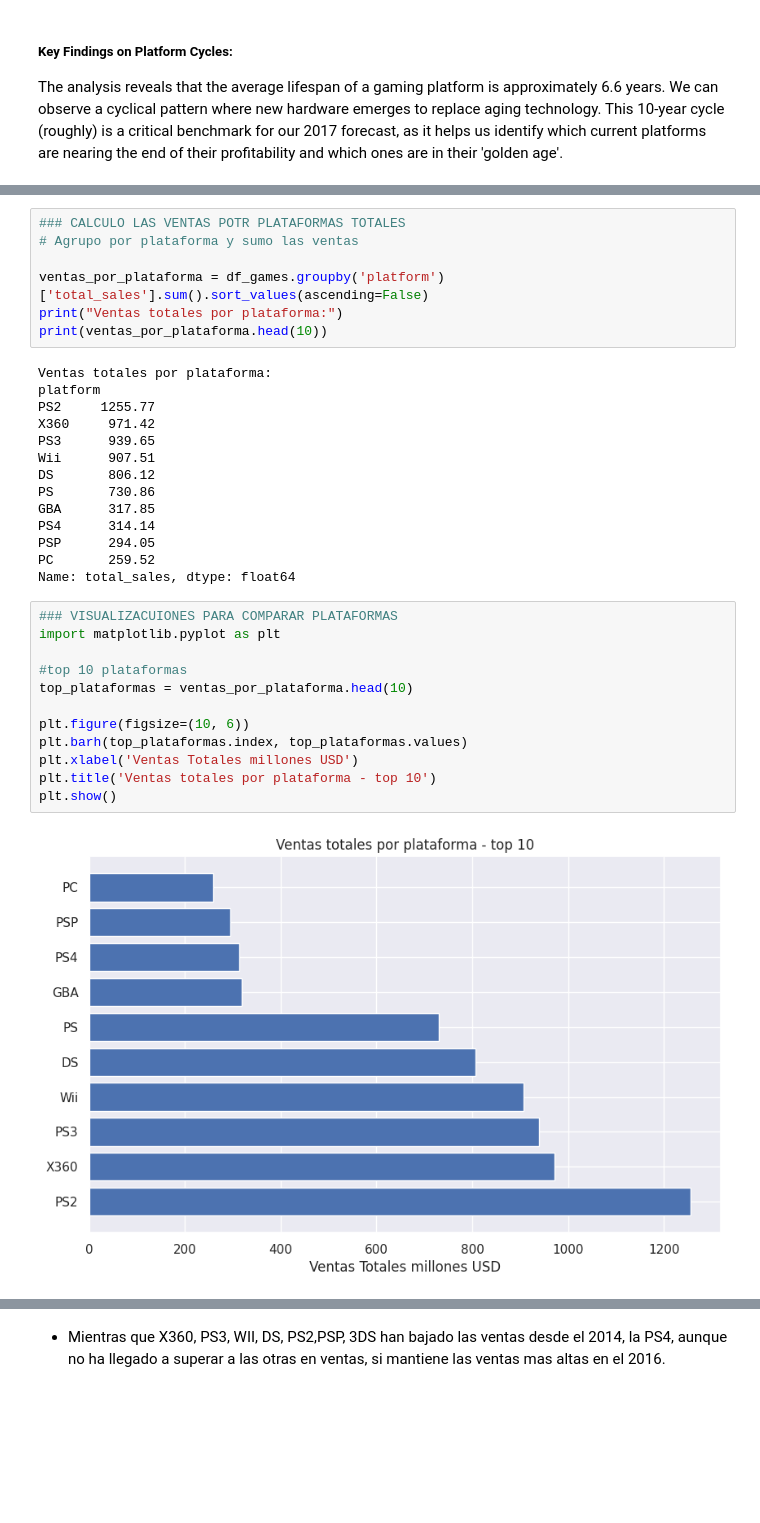
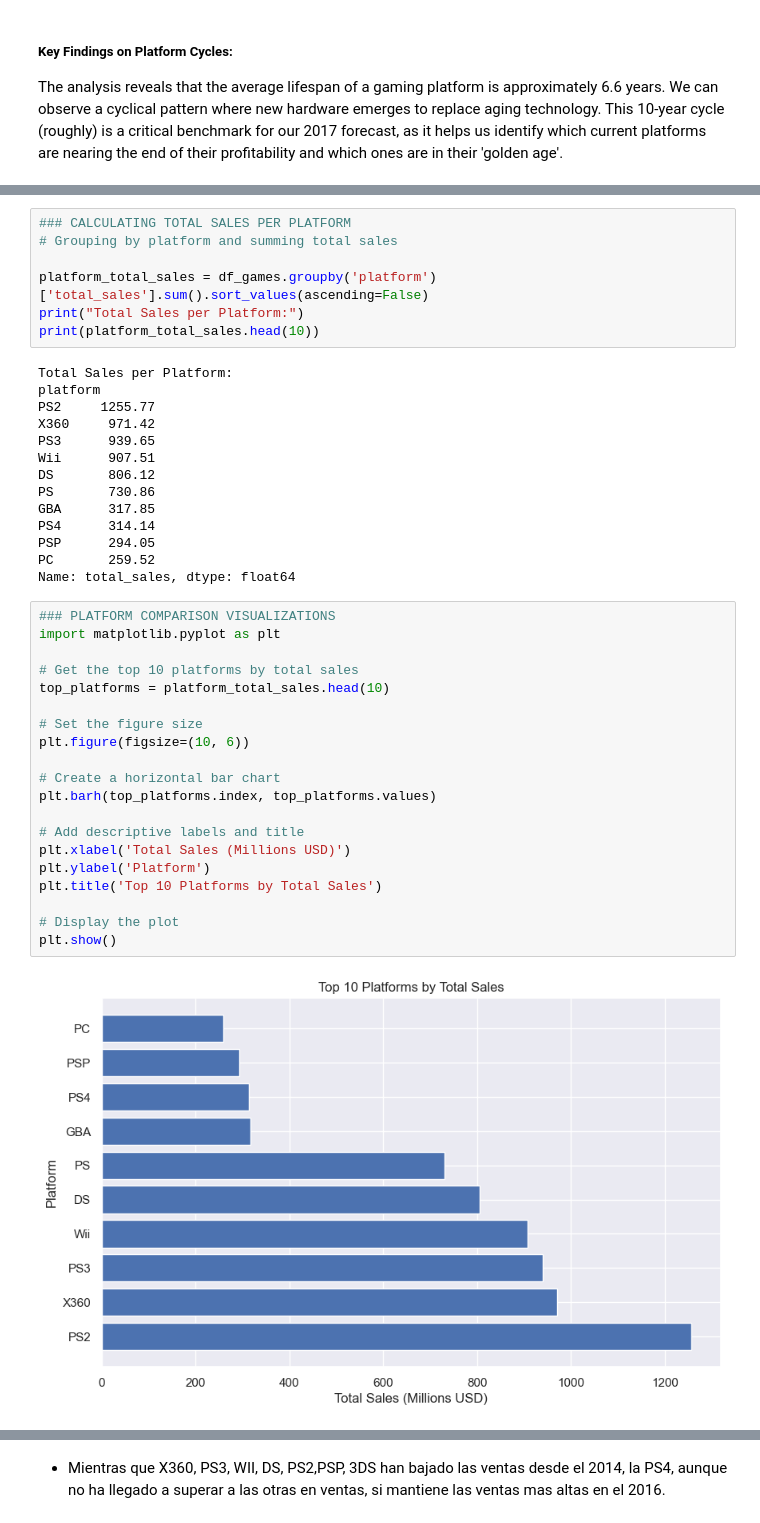
Before and after one commit to juliethrodri24-web/analisis_ventas_videojuegos_tienda, a Jupyter notebook: notebook.ipynb, the cells around one changed output, grey strips where cells are left out. Saved outputs shown, nothing was run; the diff lists cells and outputs as text; blank space fills up the shorter version.

```diff
--- a/notebook.ipynb
+++ b/notebook.ipynb
@@ -735,12 +745,12 @@ Text(0.5, 1.0, 'CICLO DE VIDA PLATAFORMAS')
 # %%
-### CALCULO LAS VENTAS POTR PLATAFORMAS TOTALES
-# Agrupo por plataforma y sumo las ventas
+### CALCULATING TOTAL SALES PER PLATFORM
+# Grouping by platform and summing total sales
 
-ventas_por_plataforma = df_games.groupby('platform')['total_sales'].sum().sort_values(ascending=False)
-print("Ventas totales por plataforma:")
-print(ventas_por_plataforma.head(10))
+platform_total_sales = df_games.groupby('platform')['total_sales'].sum().sort_values(ascending=False)
+print("Total Sales per Platform:")
+print(platform_total_sales.head(10))
 # %% [output]
-Ventas totales por plataforma:
+Total Sales per Platform:
 platform
 PS2     1255.77
 X360     971.42
@@ -754,17 +764,25 @@ PSP      294.05
 PC       259.52
 Name: total_sales, dtype: float64
 # %%
-### VISUALIZACUIONES PARA COMPARAR PLATAFORMAS
+### PLATFORM COMPARISON VISUALIZATIONS
 import matplotlib.pyplot as plt
 
-#top 10 plataformas
-top_plataformas = ventas_por_plataforma.head(10)
+# Get the top 10 platforms by total sales
+top_platforms = platform_total_sales.head(10)
 
+# Set the figure size
 plt.figure(figsize=(10, 6))
-plt.barh(top_plataformas.index, top_plataformas.values)
-plt.xlabel('Ventas Totales millones USD')
-plt.title('Ventas totales por plataforma - top 10')
+
+# Create a horizontal bar chart
+plt.barh(top_platforms.index, top_platforms.values)
+
+# Add descriptive labels and title
+plt.xlabel('Total Sales (Millions USD)')
+plt.ylabel('Platform')
+plt.title('Top 10 Platforms by Total Sales')
+
+# Display the plot
 plt.show()
 # %% [output]
-[figure, old version]
+[figure, new version]
 # %% [markdown]
```
Also changed, not shown: parts of 23 cells of this notebook.
